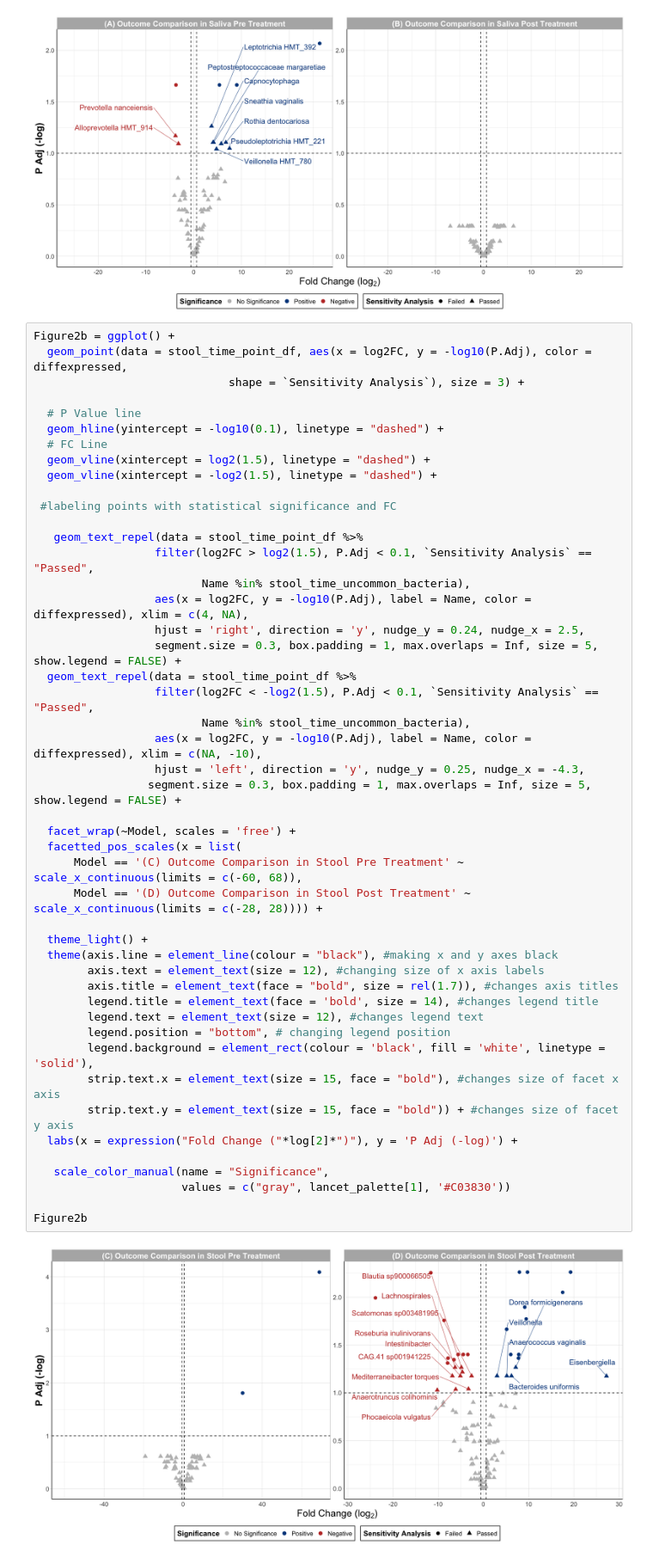
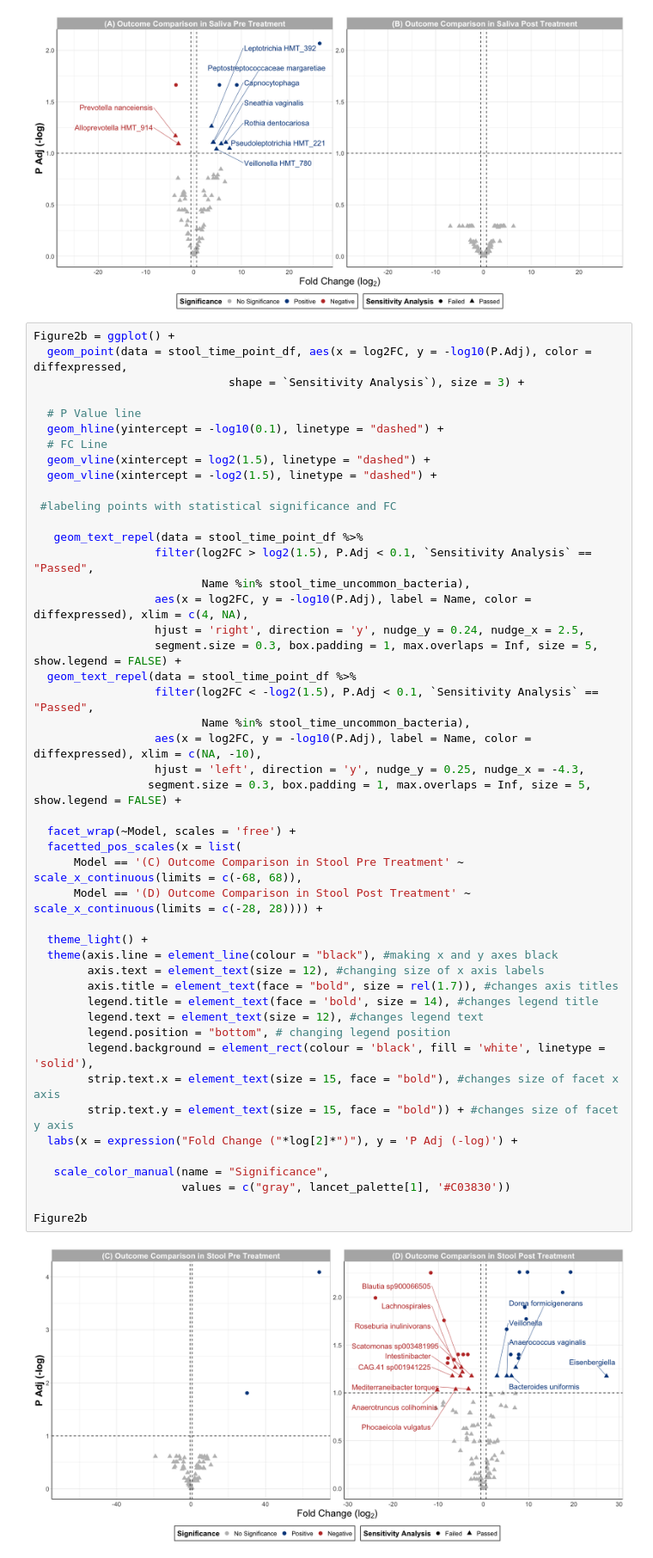
Before and after one commit to Ragerlab/P1013.-Microbiome-Peanut-Allergy, a Jupyter notebook: 3. Individual Bacteria Visualizations/Volcano Plots.ipynb, the cells around one changed output. Shown at 86% size. Drawn from its saved outputs; the diff is of its cells as text.

```diff
--- a/3. Individual Bacteria Visualizations/Volcano Plots.ipynb
+++ b/3. Individual Bacteria Visualizations/Volcano Plots.ipynb
@@ -320,33 +335,33 @@ Figure2b = ggplot() +
                   hjust = 'right', direction = 'y', nudge_y = 0.24, nudge_x = 2.5,
                   segment.size = 0.3, box.padding = 1, max.overlaps = Inf, size = 5, show.legend = FALSE) +
   geom_text_repel(data = stool_time_point_df %>%
                   filter(log2FC < -log2(1.5), P.Adj < 0.1, `Sensitivity Analysis` == "Passed",
                          Name %in% stool_time_uncommon_bacteria),
                   aes(x = log2FC, y = -log10(P.Adj), label = Name, color = diffexpressed), xlim = c(NA, -10),
                   hjust = 'left', direction = 'y', nudge_y = 0.25, nudge_x = -4.3,
                  segment.size = 0.3, box.padding = 1, max.overlaps = Inf, size = 5, show.legend = FALSE) +
 
   facet_wrap(~Model, scales = 'free') +
   facetted_pos_scales(x = list(
-      Model == '(C) Outcome Comparison in Stool Pre Treatment' ~ scale_x_continuous(limits = c(-60, 68)),
+      Model == '(C) Outcome Comparison in Stool Pre Treatment' ~ scale_x_continuous(limits = c(-68, 68)),
       Model == '(D) Outcome Comparison in Stool Post Treatment' ~ scale_x_continuous(limits = c(-28, 28)))) +
 
   theme_light() +
   theme(axis.line = element_line(colour = "black"), #making x and y axes black
         axis.text = element_text(size = 12), #changing size of x axis labels
         axis.title = element_text(face = "bold", size = rel(1.7)), #changes axis titles
         legend.title = element_text(face = 'bold', size = 14), #changes legend title
         legend.text = element_text(size = 12), #changes legend text
         legend.position = "bottom", # changing legend position
         legend.background = element_rect(colour = 'black', fill = 'white', linetype = 'solid'),
         strip.text.x = element_text(size = 15, face = "bold"), #changes size of facet x axis
         strip.text.y = element_text(size = 15, face = "bold")) + #changes size of facet y axis
   labs(x = expression("Fold Change ("*log[2]*")"), y = 'P Adj (-log)') +
 
    scale_color_manual(name = "Significance",
                       values = c("gray", lancet_palette[1], '#C03830'))
 
 Figure2b
 # %% [output]
-[figure, old version]
+[figure, new version]
 # %%
```
Also changed, not shown: parts of 8 cells of this notebook.
